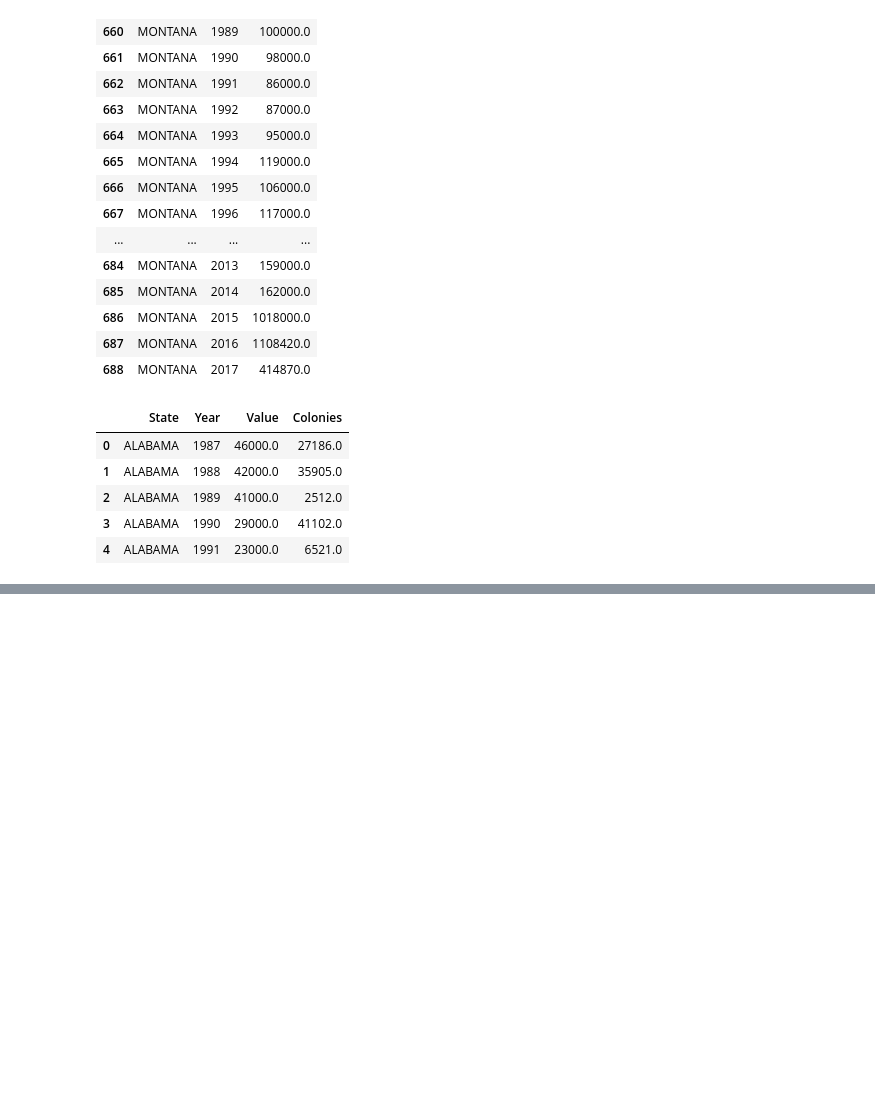
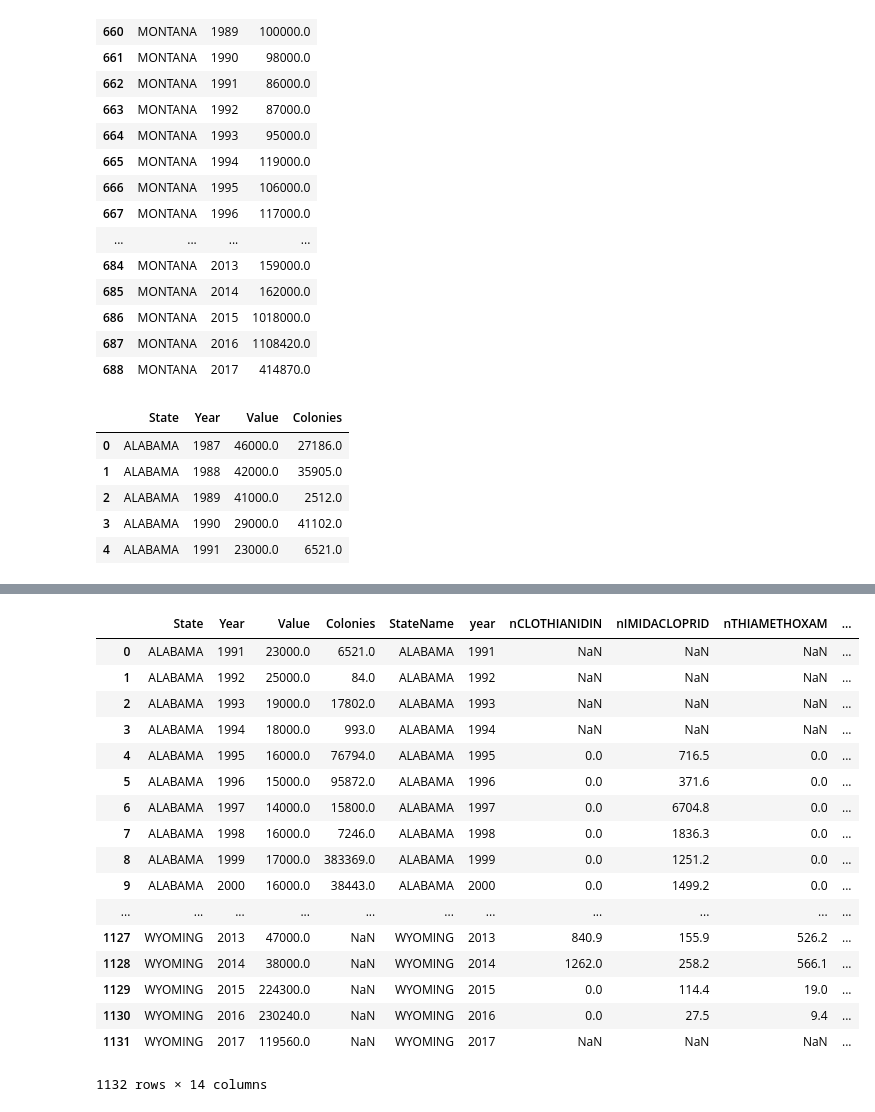
Before and after one commit to cocoisland/python_apps, a Jupyter notebook: bees/bees_colony.ipynb, the cells around one changed output, grey strips where cells are left out. Drawn from its saved outputs; the diff is of its cells as text; code cells hidden in the pictures; blank space fills up the shorter version.

```diff
--- a/bees/bees_colony.ipynb
+++ b/bees/bees_colony.ipynb
@@ -215,0 +321,4 @@ df_bees.head()
+# %%
+df_honeytransfer=df_honeybee4[['StateName','year','nCLOTHIANIDIN','nIMIDACLOPRID','nTHIAMETHOXAM','nACETAMIPRID','nTHIACLOPRID','nAllNeonic','lat','lng']]
+# %%
+df_honeytransfer['StateName']=df_honeytransfer.StateName.str.upper()
@@ -215,0 +339,2 @@ df_bees.head()
+# %%
+df_honeytransfer['year']=df_honeytransfer.year.astype(object)
@@ -215,0 +361,23 @@ df_bees.head()
+# %%
+df_bees1=pd.merge(df_bees, df_honeytransfer, how='right',left_on=['State','Year'], right_on=['StateName','year'])
+# %%
+df_bees1
+# %% [output]
+|  | State | Year | Value | Colonies | StateName | year | nCLOTHIANIDIN | nIMIDACLOPRID | nTHIAMETHOXAM | ... |
+| 0 | ALABAMA | 1991 | 23000.0 | 6521.0 | ALABAMA | 1991 | NaN | NaN | NaN | ... |
+| 1 | ALABAMA | 1992 | 25000.0 | 84.0 | ALABAMA | 1992 | NaN | NaN | NaN | ... |
+| 2 | ALABAMA | 1993 | 19000.0 | 17802.0 | ALABAMA | 1993 | NaN | NaN | NaN | ... |
+| 3 | ALABAMA | 1994 | 18000.0 | 993.0 | ALABAMA | 1994 | NaN | NaN | NaN | ... |
+| 4 | ALABAMA | 1995 | 16000.0 | 76794.0 | ALABAMA | 1995 | 0.0 | 716.5 | 0.0 | ... |
+| 5 | ALABAMA | 1996 | 15000.0 | 95872.0 | ALABAMA | 1996 | 0.0 | 371.6 | 0.0 | ... |
+| 6 | ALABAMA | 1997 | 14000.0 | 15800.0 | ALABAMA | 1997 | 0.0 | 6704.8 | 0.0 | ... |
+| 7 | ALABAMA | 1998 | 16000.0 | 7246.0 | ALABAMA | 1998 | 0.0 | 1836.3 | 0.0 | ... |
+| 8 | ALABAMA | 1999 | 17000.0 | 383369.0 | ALABAMA | 1999 | 0.0 | 1251.2 | 0.0 | ... |
+| 9 | ALABAMA | 2000 | 16000.0 | 38443.0 | ALABAMA | 2000 | 0.0 | 1499.2 | 0.0 | ... |
+| ... | ... | ... | ... | ... | ... | ... | ... | ... | ... | ... |
+| 1127 | WYOMING | 2013 | 47000.0 | NaN | WYOMING | 2013 | 840.9 | 155.9 | 526.2 | ... |
+| 1128 | WYOMING | 2014 | 38000.0 | NaN | WYOMING | 2014 | 1262.0 | 258.2 | 566.1 | ... |
+| 1129 | WYOMING | 2015 | 224300.0 | NaN | WYOMING | 2015 | 0.0 | 114.4 | 19.0 | ... |
+| 1130 | WYOMING | 2016 | 230240.0 | NaN | WYOMING | 2016 | 0.0 | 27.5 | 9.4 | ... |
+| 1131 | WYOMING | 2017 | 119560.0 | NaN | WYOMING | 2017 | NaN | NaN | NaN | ... |
+1132 rows × 14 columns
```
Also changed, not shown: parts of 12 cells of this notebook.
